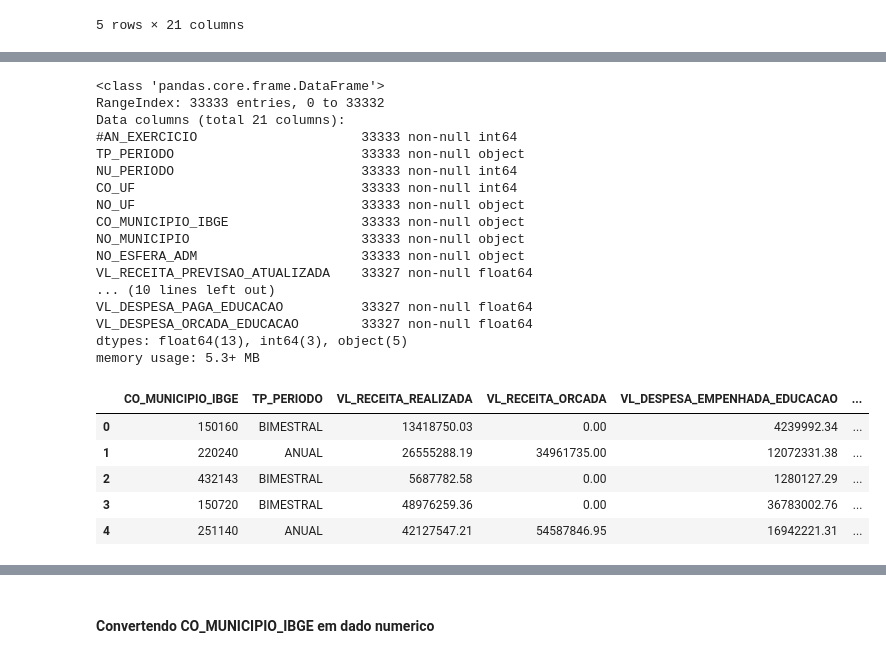
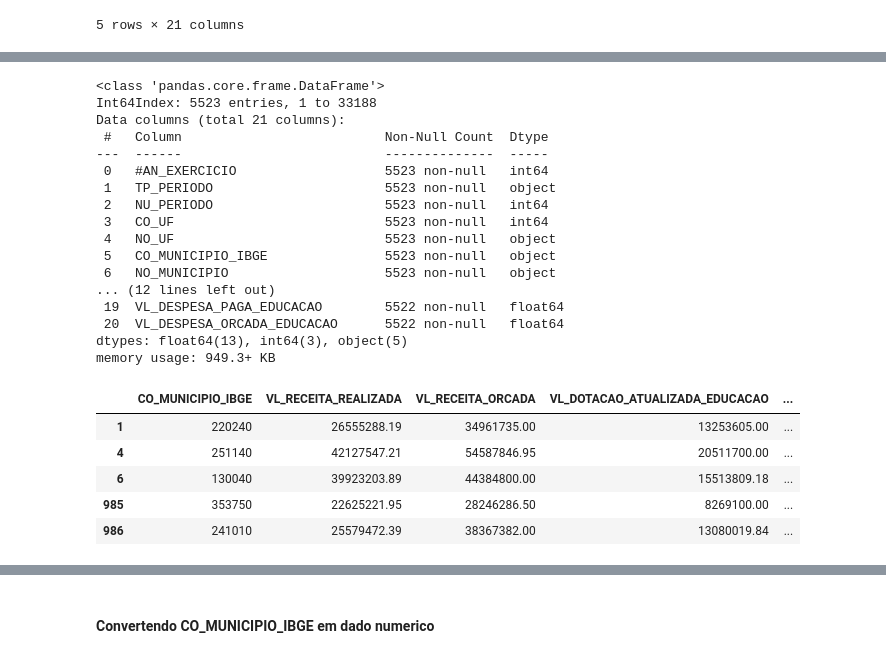
Before and after one commit to matteushc/tcc, a Jupyter notebook: 02-explore_data_set_investimento.ipynb, the cells around one changed output, grey strips where cells are left out. Saved outputs shown, nothing was run; the diff lists cells and outputs as text; code cells hidden in the pictures.

```diff
--- a/02-explore_data_set_investimento.ipynb
+++ b/02-explore_data_set_investimento.ipynb
@@ -23,3 +23,7 @@ investimento_edu.head()
 | 3 | 2017 | BIMESTRAL | 5 | 15 | Para | 150720 | São Domingos do Capim | ... |
 | 4 | 2017 | ANUAL | 6 | 25 | Paraiba | 251140 | Picuí | ... |
 5 rows × 21 columns
+# %%
+investimento_edu = investimento_edu[(investimento_edu['NO_ESFERA_ADM'] == 'MUNICIPAL')
+                 & (investimento_edu['TP_PERIODO'] == 'ANUAL')]
+investimento_edu.head()
@@ -27,37 +39,37 @@ investimento_edu.head()
 investimento_edu.info()
 # %% [output]
 <class 'pandas.core.frame.DataFrame'>
-RangeIndex: 33333 entries, 0 to 33332
+Int64Index: 5523 entries, 1 to 33188
 Data columns (total 21 columns):
-#AN_EXERCICIO                     33333 non-null int64
-TP_PERIODO                        33333 non-null object
-NU_PERIODO                        33333 non-null int64
-CO_UF                             33333 non-null int64
-NO_UF                             33333 non-null object
-CO_MUNICIPIO_IBGE                 33333 non-null object
-NO_MUNICIPIO                      33333 non-null object
-NO_ESFERA_ADM                     33333 non-null object
-VL_RECEITA_PREVISAO_ATUALIZADA    33327 non-null float64
-... (10 lines left out)
-VL_DESPESA_PAGA_EDUCACAO          33327 non-null float64
-VL_DESPESA_ORCADA_EDUCACAO        33327 non-null float64
+ #   Column                          Non-Null Count  Dtype
+---  ------                          --------------  -----
+ 0   #AN_EXERCICIO                   5523 non-null   int64
+ 1   TP_PERIODO                      5523 non-null   object
+ 2   NU_PERIODO                      5523 non-null   int64
+ 3   CO_UF                           5523 non-null   int64
+ 4   NO_UF                           5523 non-null   object
+ 5   CO_MUNICIPIO_IBGE               5523 non-null   object
+ 6   NO_MUNICIPIO                    5523 non-null   object
+... (12 lines left out)
+ 19  VL_DESPESA_PAGA_EDUCACAO        5522 non-null   float64
+ 20  VL_DESPESA_ORCADA_EDUCACAO      5522 non-null   float64
 dtypes: float64(13), int64(3), object(5)
-memory usage: 5.3+ MB
+memory usage: 949.3+ KB
 # %%
-columns_selected = ['CO_MUNICIPIO_IBGE', 'TP_PERIODO', 'VL_RECEITA_REALIZADA',
-                             'VL_RECEITA_ORCADA', 'VL_DESPESA_EMPENHADA_EDUCACAO',
+columns_selected = ['CO_MUNICIPIO_IBGE', 'VL_RECEITA_REALIZADA',
+                             'VL_RECEITA_ORCADA', 'VL_DOTACAO_ATUALIZADA_EDUCACAO','VL_DESPESA_EMPENHADA_EDUCACAO',
                              'VL_DESPESA_LIQUIDADA_EDUCACAO','VL_DESPESA_PAGA_EDUCACAO',
                              'VL_DESPESA_ORCADA_EDUCACAO']
 
 investimento_edu = investimento_edu[columns_selected]
 investimento_edu.head()
 # %% [output]
-|  | CO_MUNICIPIO_IBGE | TP_PERIODO | VL_RECEITA_REALIZADA | VL_RECEITA_ORCADA | VL_DESPESA_EMPENHADA_EDUCACAO | ... |
-| 0 | 150160 | BIMESTRAL | 13418750.03 | 0.00 | 4239992.34 | ... |
-| 1 | 220240 | ANUAL | 26555288.19 | 34961735.00 | 12072331.38 | ... |
-| 2 | 432143 | BIMESTRAL | 5687782.58 | 0.00 | 1280127.29 | ... |
-| 3 | 150720 | BIMESTRAL | 48976259.36 | 0.00 | 36783002.76 | ... |
-| 4 | 251140 | ANUAL | 42127547.21 | 54587846.95 | 16942221.31 | ... |
+|  | CO_MUNICIPIO_IBGE | VL_RECEITA_REALIZADA | VL_RECEITA_ORCADA | VL_DOTACAO_ATUALIZADA_EDUCACAO | ... |
+| 1 | 220240 | 26555288.19 | 34961735.00 | 13253605.00 | ... |
+| 4 | 251140 | 42127547.21 | 54587846.95 | 20511700.00 | ... |
+| 6 | 130040 | 39923203.89 | 44384800.00 | 15513809.18 | ... |
+| 985 | 353750 | 22625221.95 | 28246286.50 | 8269100.00 | ... |
+| 986 | 241010 | 25579472.39 | 38367382.00 | 13080019.84 | ... |
 # %%
 investimento_edu.describe()
 # %% [output]
```
Also changed, not shown: parts of 12 cells of this notebook, 1 other file.
